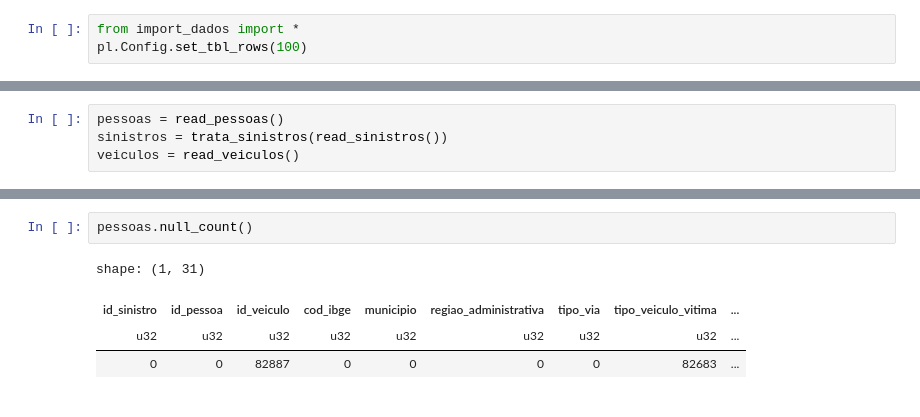
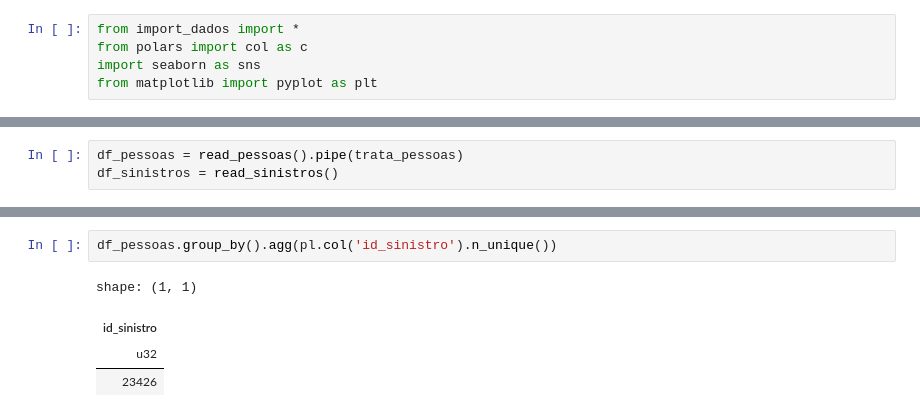
Before and after one commit to marcel-luchi/TCC530-BCD-2026S2-T003-TCC, a Jupyter notebook: notebooks/analise_exploratoria_pessoas.ipynb, the cells around one changed output, grey strips where cells are left out. Saved outputs shown, nothing was run; the diff lists cells and outputs as text.

Commit message:
detalhamento veiculos nos acidentes

```diff
--- a/notebooks/analise_exploratoria_pessoas.ipynb
+++ b/notebooks/analise_exploratoria_pessoas.ipynb
@@ -1,3 +1,5 @@
 # %%
 from import_dados import *
-pl.Config.set_tbl_rows(100)
+from polars import col as c
+import seaborn as sns
+from matplotlib import pyplot as plt
@@ -6,4 +6,3 @@ polars.config.Config
 # %%
-pessoas = read_pessoas()
-sinistros = trata_sinistros(read_sinistros())
-veiculos = read_veiculos()
+df_pessoas = read_pessoas().pipe(trata_pessoas)
+df_sinistros = read_sinistros()
@@ -10,7 +22,7 @@ veiculos = read_veiculos()
 # %%
-pessoas.null_count()
+df_pessoas.group_by().agg(pl.col('id_sinistro').n_unique())
 # %% [output]
-shape: (1, 31)
+shape: (1, 1)
-| id_sinistro | id_pessoa | id_veiculo | cod_ibge | municipio | regiao_administrativa | tipo_via | tipo_veiculo_vitima | ... |
-| u32 | u32 | u32 | u32 | u32 | u32 | u32 | u32 | ... |
-| 0 | 0 | 82887 | 0 | 0 | 0 | 0 | 82683 | ... |
+| id_sinistro |
+| u32 |
+| 23426 |
```
Also changed, not shown: parts of 19 cells of this notebook, 9 other files.
